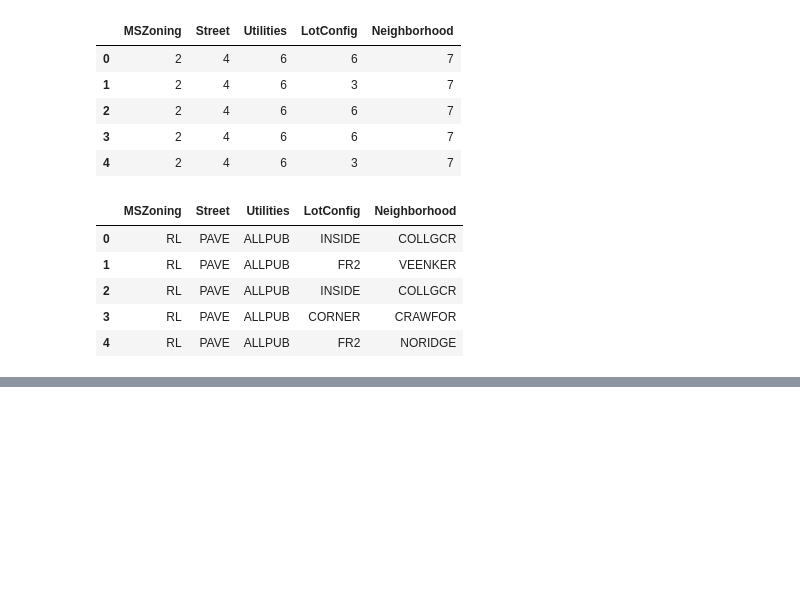
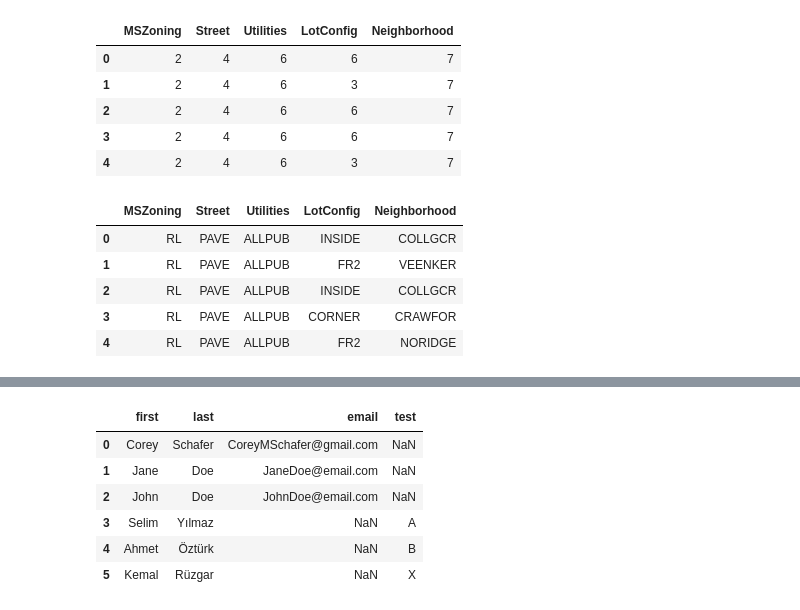
Before and after one commit to mekazanc/DataProcessing, a Jupyter notebook: PandasTricks1.ipynb, the cells around one changed output, grey strips where cells are left out. Saved outputs shown, nothing was run; the diff lists cells and outputs as text; code cells hidden in the pictures; blank space fills up the shorter version.

```diff
--- a/PandasTricks1.ipynb
+++ b/PandasTricks1.ipynb
@@ -468,0 +545,14 @@ Name: Neighborhood, Length: 1460, dtype: object
+# %%
+#append two dataframe
+df = df1.append(df2, ignore_index=True, sort = False)
+# another way is concat
+# pd.concat([df1,df2], ignore_index=True)
+df
+# %% [output]
+|  | first | last | email | test |
+| 0 | Corey | Schafer | CoreyMSchafer@gmail.com | NaN |
+| 1 | Jane | Doe | JaneDoe@email.com | NaN |
+| 2 | John | Doe | JohnDoe@email.com | NaN |
+| 3 | Selim | Yılmaz | NaN | A |
+| 4 | Ahmet | Öztürk | NaN | B |
+| 5 | Kemal | Rüzgar | NaN | X |
```
Also changed, not shown: parts of 23 cells of this notebook.
